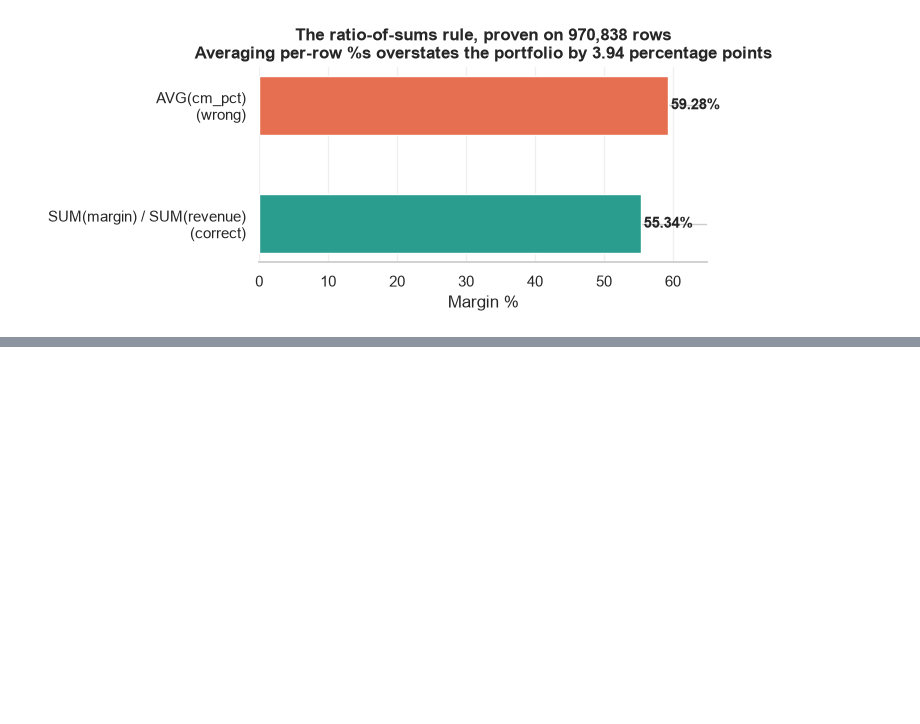
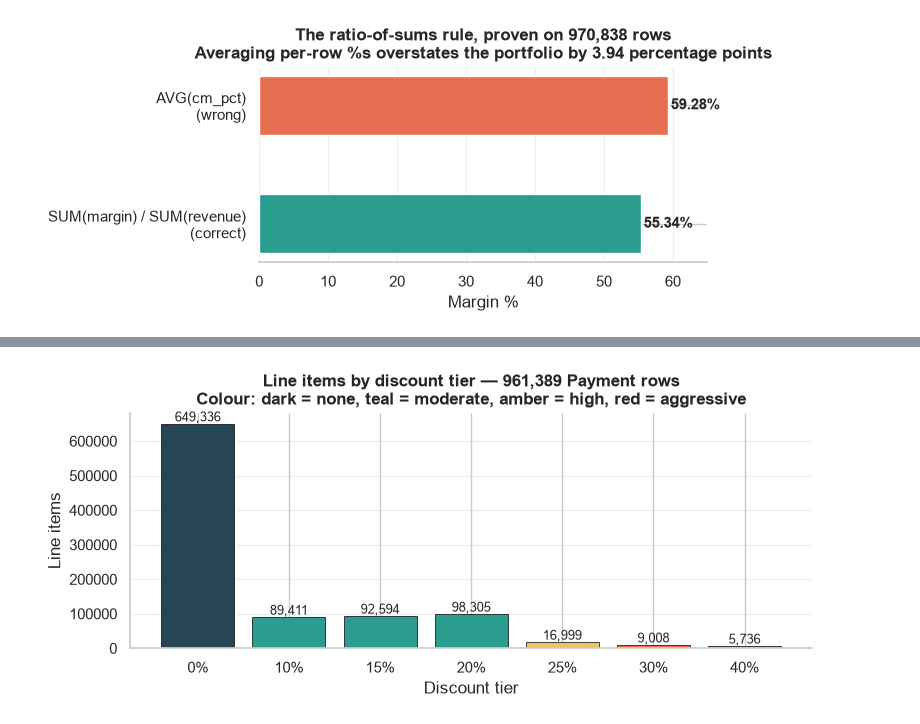
Before and after one commit to padmabhushanpagare/retail_profitability_diagnostic, a Jupyter notebook: notebooks/01_data_audit.ipynb, the cells around one changed output, grey strips where cells are left out. Drawn from its saved outputs; the diff is of its cells as text; code cells hidden in the pictures; blank space fills up the shorter version.

Commit message:
Phase 1B-ii Round 2: Audit notebook sections 4-6 — seven-tier structure, refund retention, loyalty segment scoping

```diff
--- a/notebooks/01_data_audit.ipynb
+++ b/notebooks/01_data_audit.ipynb
@@ -172,0 +228,23 @@ plt.show()
+# %%
+fig, ax = plt.subplots(figsize=(8, 3.6))
+tiers  = tier_dist["discount_tier"].astype(int).astype(str) + "%"
+counts = tier_dist["lines"].values
+colors = ["#264653", "#2a9d8f", "#2a9d8f", "#2a9d8f", "#e9c46a", "#e76f51", "#e76f51"]
+bars = ax.bar(tiers, counts, color=colors, edgecolor="black", linewidth=0.5)
+
+for bar, cnt in zip(bars, counts):
+    ax.text(bar.get_x() + bar.get_width()/2, bar.get_height(),
+            f"{cnt:,}", ha="center", va="bottom", fontsize=9)
+
+ax.set_ylabel("Line items")
+ax.set_xlabel("Discount tier")
+ax.set_title("Line items by discount tier — 961,389 Payment rows\n"
+             "Colour: dark = none, teal = moderate, amber = high, red = aggressive",
+             fontweight="bold")
+ax.grid(axis="y", alpha=0.3)
+sns.despine()
+plt.tight_layout()
+plt.savefig("../docs/figures/discount_tier_distribution.png", dpi=150, bbox_inches="tight")
+plt.show()
+# %% [output]
+[figure, added]
```
Also changed, not shown: parts of 12 cells of this notebook, 1 other file.
